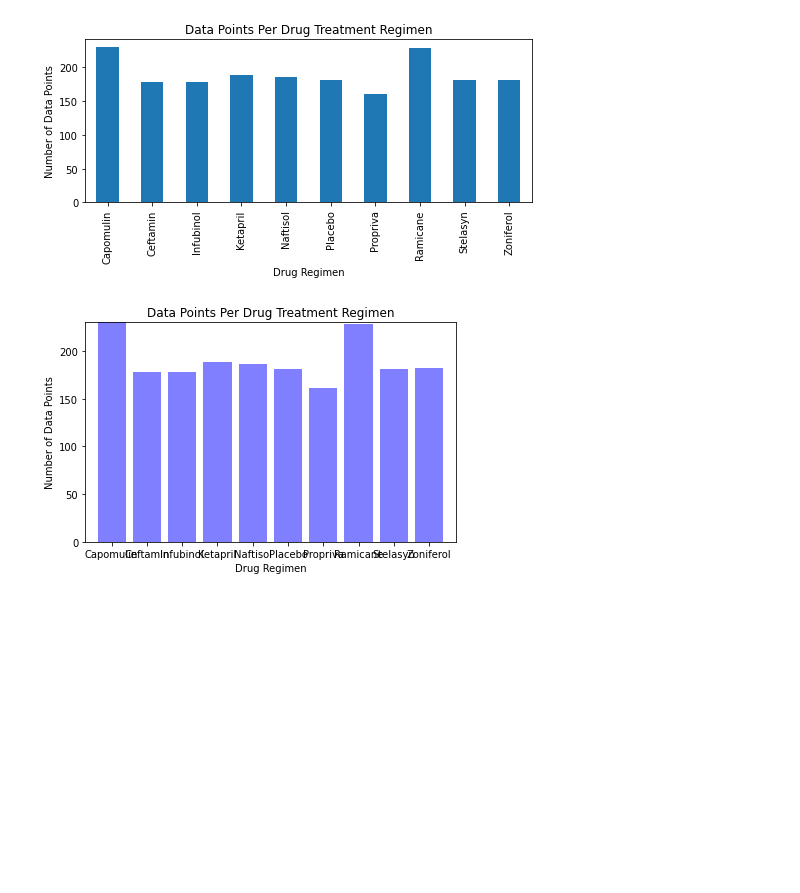
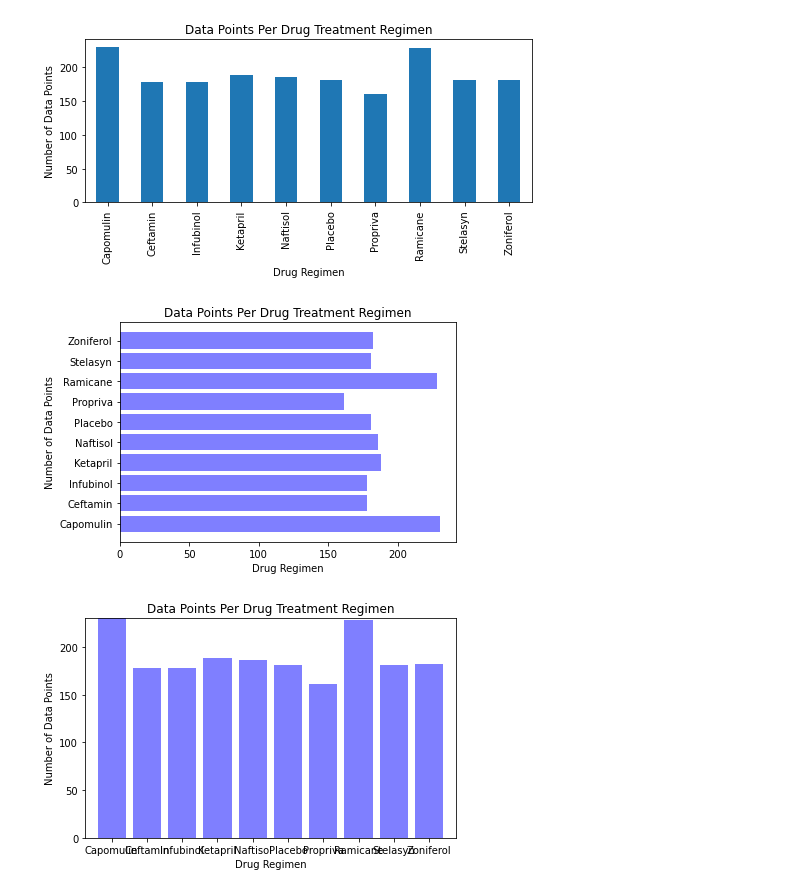
Before and after one commit to a-prospero/Matplotlib-homework, a Jupyter notebook: Pymaceuticals/pymaceuticals_starter.ipynb, the cells around one changed output. Cells and saved outputs as stored; diff of their text form; code cells hidden in the pictures; blank space fills up the shorter version.

```diff
--- a/Pymaceuticals/pymaceuticals_starter.ipynb
+++ b/Pymaceuticals/pymaceuticals_starter.ipynb
@@ -146,6 +178,14 @@ plt.title("Data Points Per Drug Treatment Regimen")
 plt.ioff()
 # %% [output]
 [figure]
+# %%
+plt.barh(regimen_data_points.index, regimen_data_points, color='b', alpha=0.5, align="center")
+plt.xlabel("Drug Regimen")
+plt.ylabel("Number of Data Points")
+plt.title("Data Points Per Drug Treatment Regimen")
+plt.tight_layout()
+# %% [output]
+[figure, added]
 # %%
 #import matplotlib.pyplot as plt
 drug_regimens = agg_table.index.tolist()
```
Also changed, not shown: parts of 14 cells of this notebook, 1 other file.
